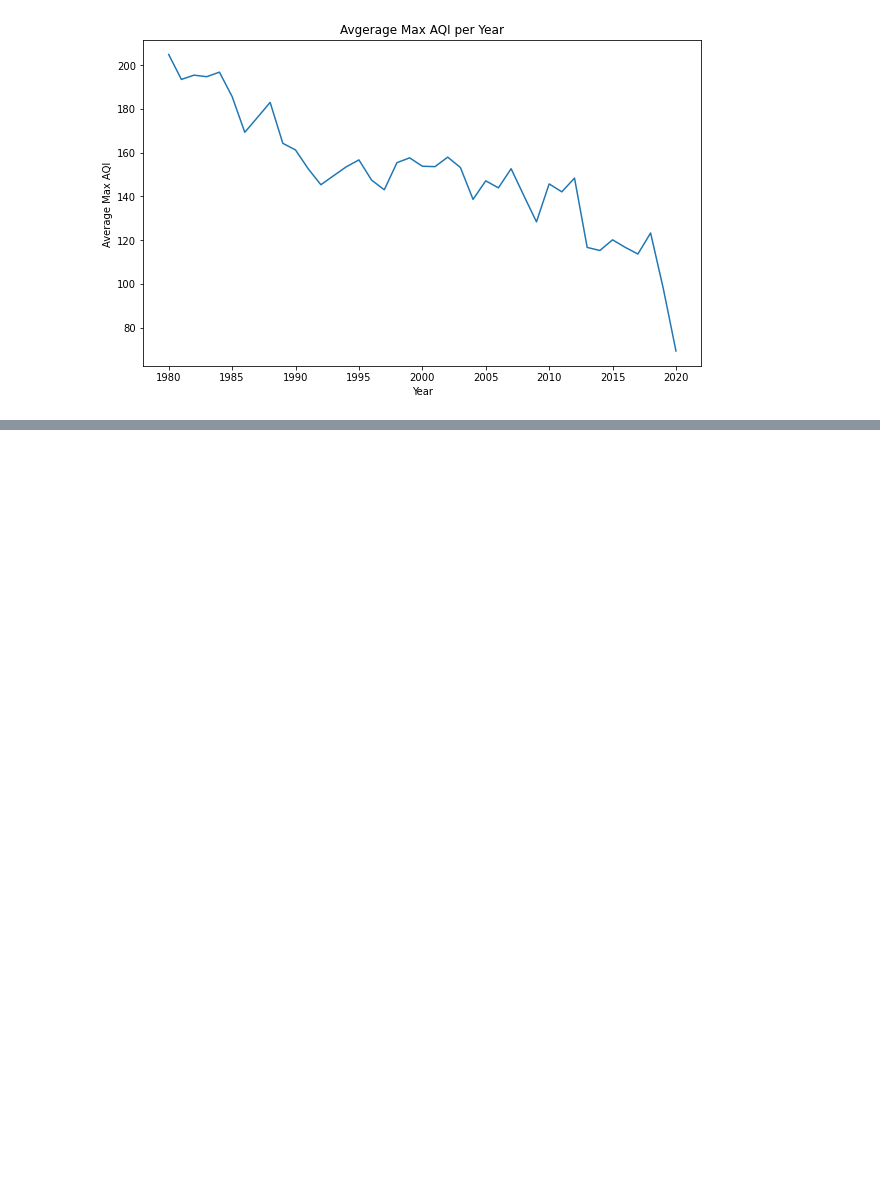
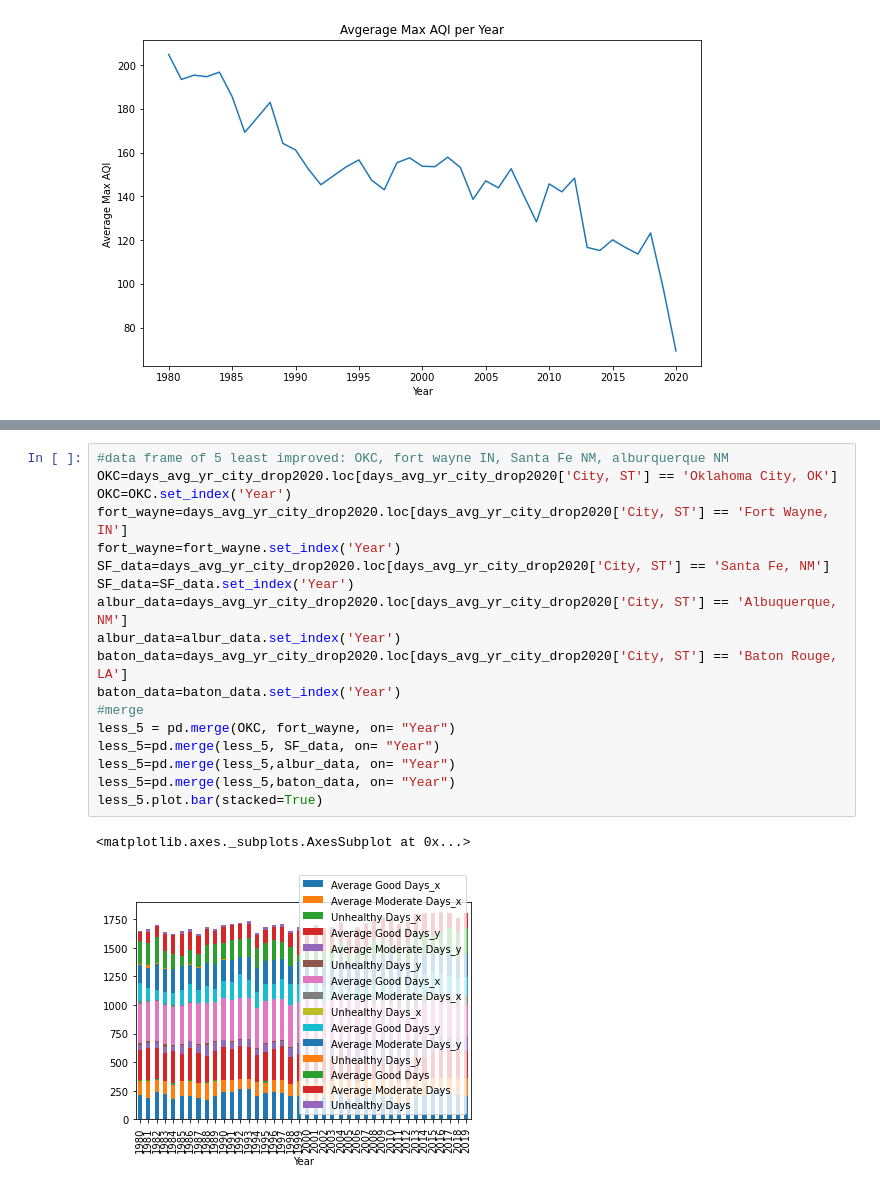
Before and after one commit to BrianDouglas/Climate_Soluctions, a Jupyter notebook: notebooks/Katherine.ipynb, the cells around one changed output, grey strips where cells are left out. Saved outputs shown, nothing was run; the diff lists cells and outputs as text; blank space fills up the shorter version.

```diff
--- a/notebooks/Katherine.ipynb
+++ b/notebooks/Katherine.ipynb
@@ -208,0 +215,21 @@ plt.bar(x,y)
+# %%
+#data frame of 5 least improved: OKC, fort wayne IN, Santa Fe NM, alburquerque NM
+OKC=days_avg_yr_city_drop2020.loc[days_avg_yr_city_drop2020['City, ST'] == 'Oklahoma City, OK']
+OKC=OKC.set_index('Year')
+fort_wayne=days_avg_yr_city_drop2020.loc[days_avg_yr_city_drop2020['City, ST'] == 'Fort Wayne, IN']
+fort_wayne=fort_wayne.set_index('Year')
+SF_data=days_avg_yr_city_drop2020.loc[days_avg_yr_city_drop2020['City, ST'] == 'Santa Fe, NM']
+SF_data=SF_data.set_index('Year')
+albur_data=days_avg_yr_city_drop2020.loc[days_avg_yr_city_drop2020['City, ST'] == 'Albuquerque, NM']
+albur_data=albur_data.set_index('Year')
+baton_data=days_avg_yr_city_drop2020.loc[days_avg_yr_city_drop2020['City, ST'] == 'Baton Rouge, LA']
+baton_data=baton_data.set_index('Year')
+#merge
+less_5 = pd.merge(OKC, fort_wayne, on= "Year")
+less_5=pd.merge(less_5, SF_data, on= "Year")
+less_5=pd.merge(less_5,albur_data, on= "Year")
+less_5=pd.merge(less_5,baton_data, on= "Year")
+less_5.plot.bar(stacked=True)
+# %% [output]
+<matplotlib.axes._subplots.AxesSubplot at 0x...>
+[figure, added]
```
Also changed, not shown: parts of 7 cells of this notebook, 7 other files.
